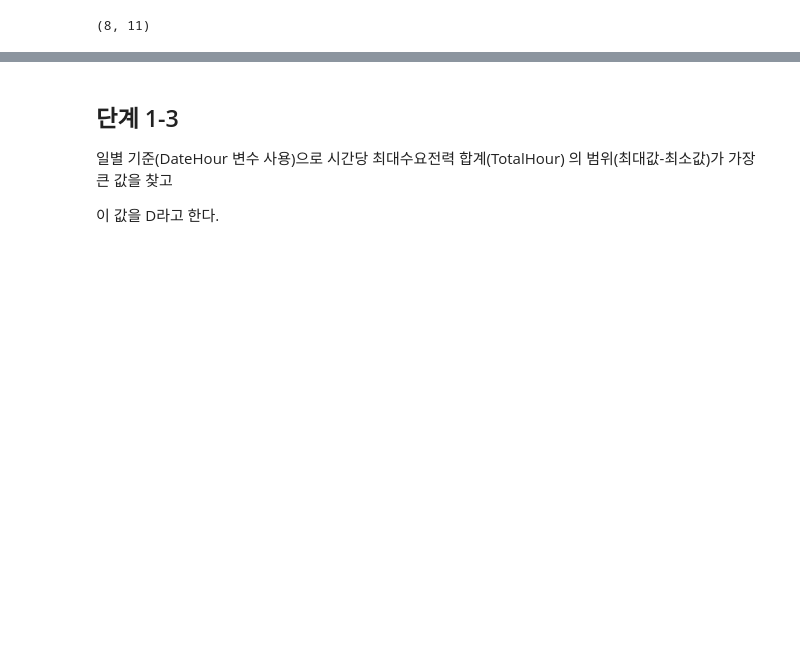
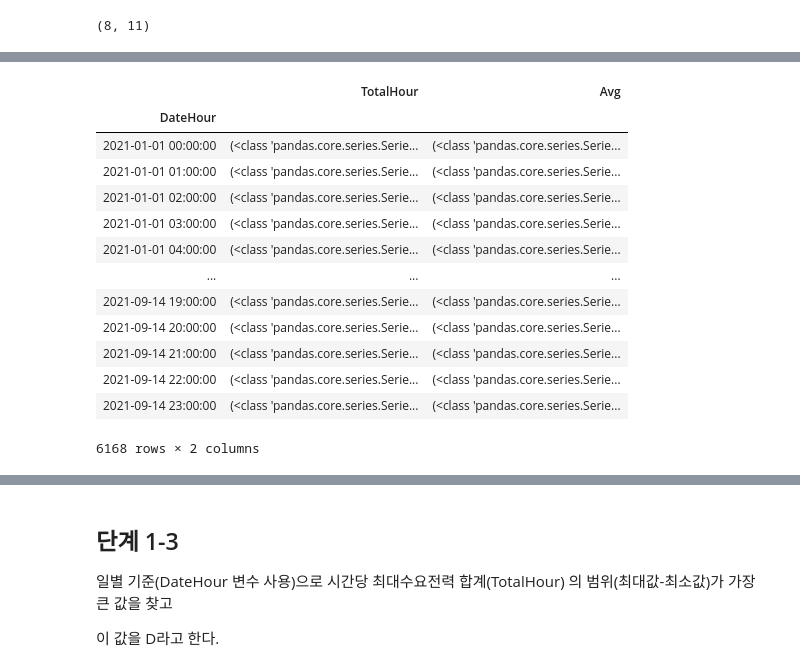
Before and after one commit to dowonjj/DS_lv3_2504_2, a Jupyter notebook: sec_ds_lv3_prob3_prob.ipynb, the cells around one changed output, grey strips where cells are left out. Drawn from its saved outputs; the diff is of its cells as text; code cells hidden in the pictures; blank space fills up the shorter version.

```diff
--- a/sec_ds_lv3_prob3_prob.ipynb
+++ b/sec_ds_lv3_prob3_prob.ipynb
@@ -466,0 +713,21 @@ dtype: int64
+# %%
+# groupby ~ agg, transform : lambda x: Series
+# Aggregation은 lambda 에는 각각의 컬럼의 Series가 그룹핑된 상태로 넘어옵니다.
+df_basetable1.groupby(df_basetable1.index.date)[['TotalHour', 'Avg']].transform(
+    lambda x: (type(x), x.name)
+)
+# %% [output]
+|  | TotalHour | Avg |
+| DateHour |  |  |
+| 2021-01-01 00:00:00 | (<class 'pandas.core.series.Serie... | (<class 'pandas.core.series.Serie... |
+| 2021-01-01 01:00:00 | (<class 'pandas.core.series.Serie... | (<class 'pandas.core.series.Serie... |
+| 2021-01-01 02:00:00 | (<class 'pandas.core.series.Serie... | (<class 'pandas.core.series.Serie... |
+| 2021-01-01 03:00:00 | (<class 'pandas.core.series.Serie... | (<class 'pandas.core.series.Serie... |
+| 2021-01-01 04:00:00 | (<class 'pandas.core.series.Serie... | (<class 'pandas.core.series.Serie... |
+| ... | ... | ... |
+| 2021-09-14 19:00:00 | (<class 'pandas.core.series.Serie... | (<class 'pandas.core.series.Serie... |
+| 2021-09-14 20:00:00 | (<class 'pandas.core.series.Serie... | (<class 'pandas.core.series.Serie... |
+| 2021-09-14 21:00:00 | (<class 'pandas.core.series.Serie... | (<class 'pandas.core.series.Serie... |
+| 2021-09-14 22:00:00 | (<class 'pandas.core.series.Serie... | (<class 'pandas.core.series.Serie... |
+| 2021-09-14 23:00:00 | (<class 'pandas.core.series.Serie... | (<class 'pandas.core.series.Serie... |
+6168 rows × 2 columns
```
Also changed, not shown: parts of 50 cells of this notebook.
